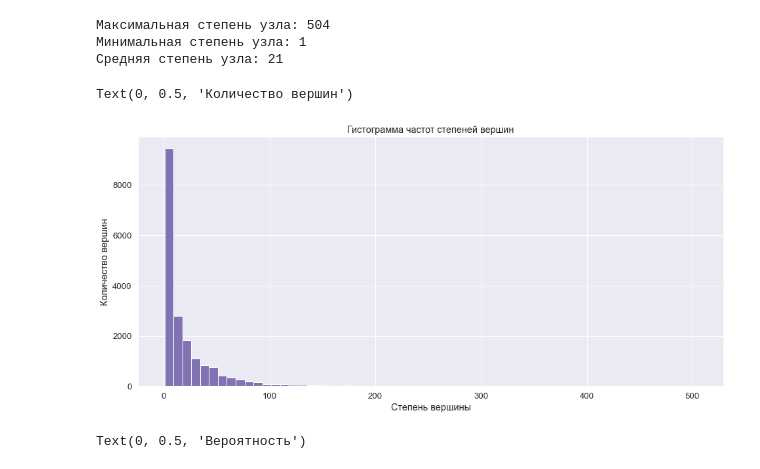
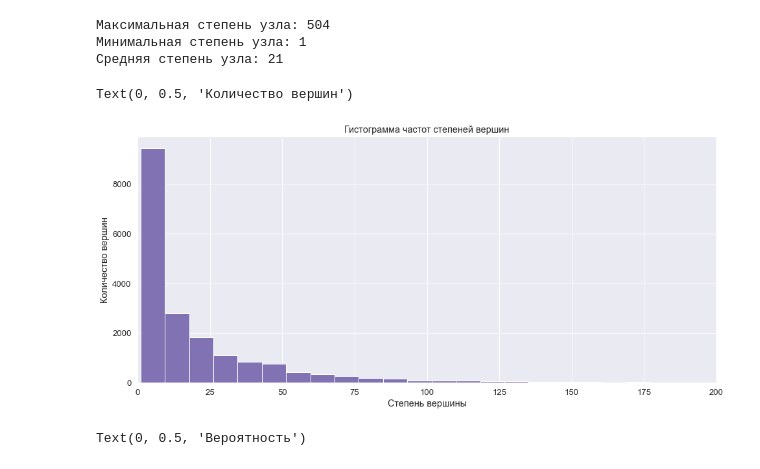
Before and after one commit to AnatolyAdamovich/graph-analysis, a Jupyter notebook: CO-Astro.ipynb, the cells around one changed output. Saved outputs shown, nothing was run; the diff lists cells and outputs as text; code cells hidden in the pictures.

```diff
--- a/CO-Astro.ipynb
+++ b/CO-Astro.ipynb
@@ -215,12 +212,13 @@ print('Средняя степень узла:', int(sum(degrees)/len(degrees)))
 # %%
 plt.figure(figsize=(16, 7))
 plt.hist(np.array(degrees), bins=60, color='m')
 plt.title('Гистограмма частот степеней вершин')
+plt.xlim(0, 200)
 plt.xlabel('Степень вершины')
 plt.ylabel('Количество вершин')
 # %% [output]
 Text(0, 0.5, 'Количество вершин')
-[figure, old version]
+[figure, new version]
 # %%
 plt.figure(figsize=(16, 7))
 x_axis = np.arange(min_deg, max_deg+1)
```
Also changed, not shown: parts of 23 cells of this notebook.
